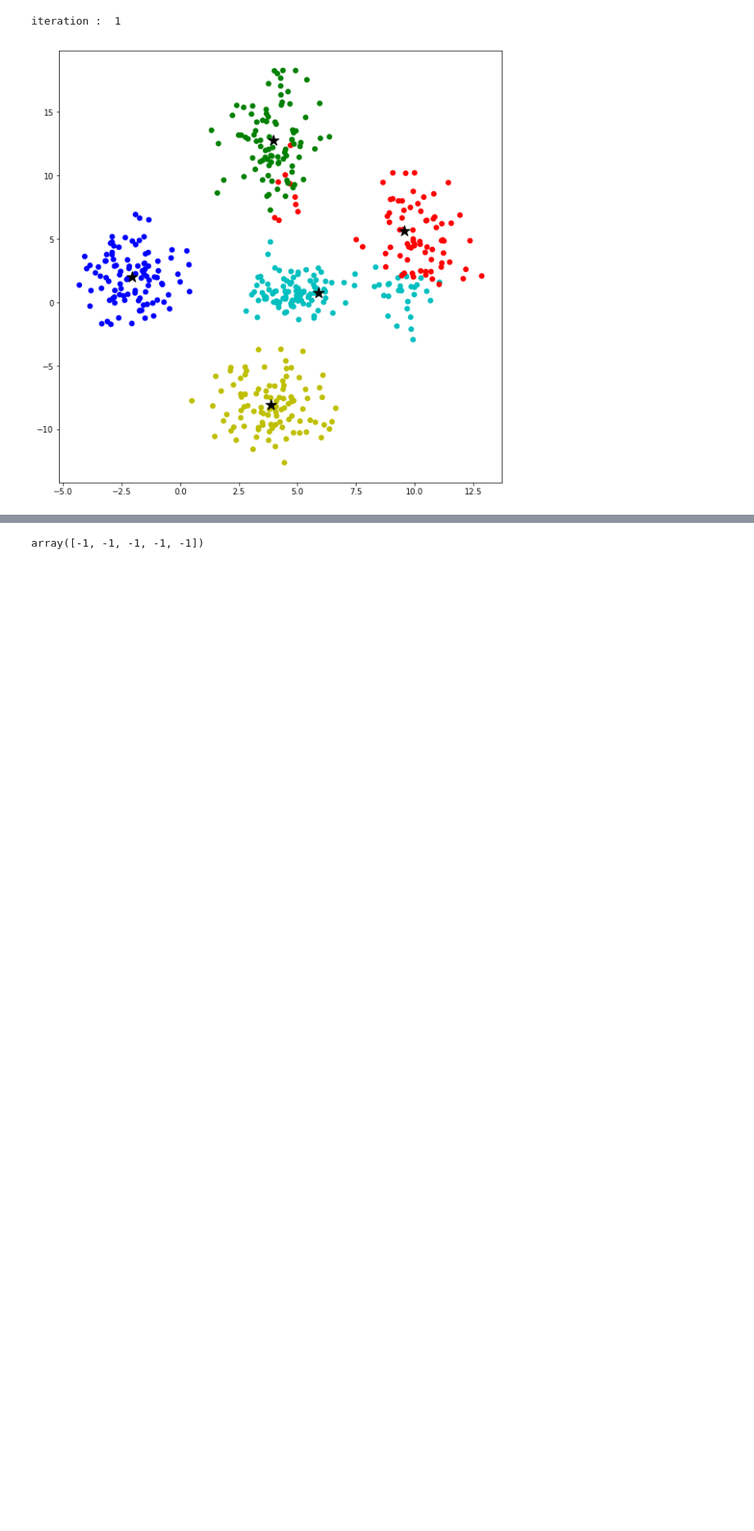
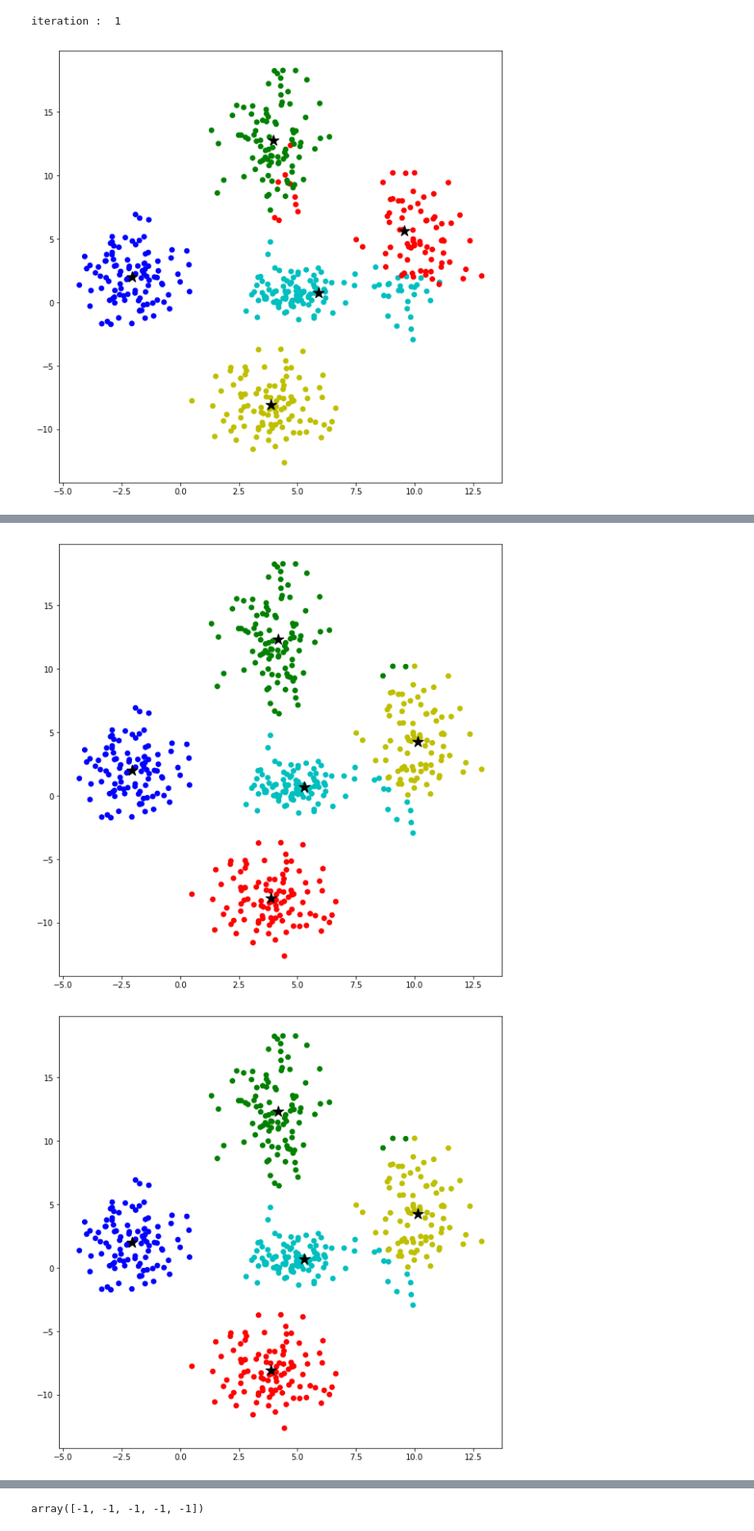
Before and after one commit to agunawan95/Notebooks, a Jupyter notebook: AIHW3.ipynb, the cells around one changed output, grey strips where cells are left out. Shown at 82% size. Drawn from its saved outputs; the diff is of its cells as text; code cells hidden in the pictures; blank space fills up the shorter version.

```diff
--- a/AIHW3.ipynb
+++ b/AIHW3.ipynb
@@ -110,3 +110,76 @@ if(np.array_equal(check,check2)):
 # %% [output]
 iteration :  1
 [figure]
+# %%
+#YANG INI
+
+import math as m
+
+cluster=np.full((len(x)), -2, dtype=int)
+check=np.zeros((len(x)))
+check2=np.full((len(x)), 1, dtype=int)
+
+# check=np.zeros(5)
+# check2=np.array([1,1,1,1,1])
+
+LABEL_COLOR_MAP = {0 : 'r',
+                   1 : 'b',
+                   2 : 'c',
+                   3 : 'g',
+                   4 : 'y'
+                   }
+
+stop=0
+iteration=0
+
+while(stop==0):
+    iteration+=1
+    for i in range(0,len(x)):
+        min=99999999
+        argmin=-1
+        for j in range(0,5):
+            tot = m.pow(x[i]-c[j][0],2) + m.pow(y[i]-c[j][1],2)
+            dist=m.sqrt( tot )
+
+            if min > dist:
+
+                min=dist
+                argmin=j
+
+        if cluster[i]==argmin:
+            check[i]=1
+        else:
+            check[i]=0
+
+        cluster[i]=argmin
+
+
+    mx=np.zeros((5))
+    my=np.zeros((5))
+    count=np.zeros((5))
+
+    #find the mean of each centroid and move the centroid
+    for i in range(0,len(x)):
+
+        mx[int(cluster[i])]+=x[i]
+        my[int(cluster[i])]+=y[i]
+        count[int(cluster[i])]+=1
+
+    for i in range(0,5):
+        mx[i]=mx[i]/count[i]
+        my[i]=my[i]/count[i]
+
+        c[i][0]=mx[i]
+        c[i][1]=my[i]
+
+    print("iteration : ",iteration)
+    print(c)
+    label_color = [LABEL_COLOR_MAP[l] for l in cluster]
+    plt.figure(figsize=(10,10))
+    plt.scatter(x, y,linewidths=1, color=label_color)
+    plt.scatter(c[:,0], c[:,1], marker='*', s=200, c='k')
+#     plt.show()
+
+    if(iteration==9):
+        stop=1
+# %% [output]
@@ -112,0 +203,2 @@ iteration :  1
+[figure, added]
+[figure, added]
```
Also changed, not shown: parts of 3 cells of this notebook.
